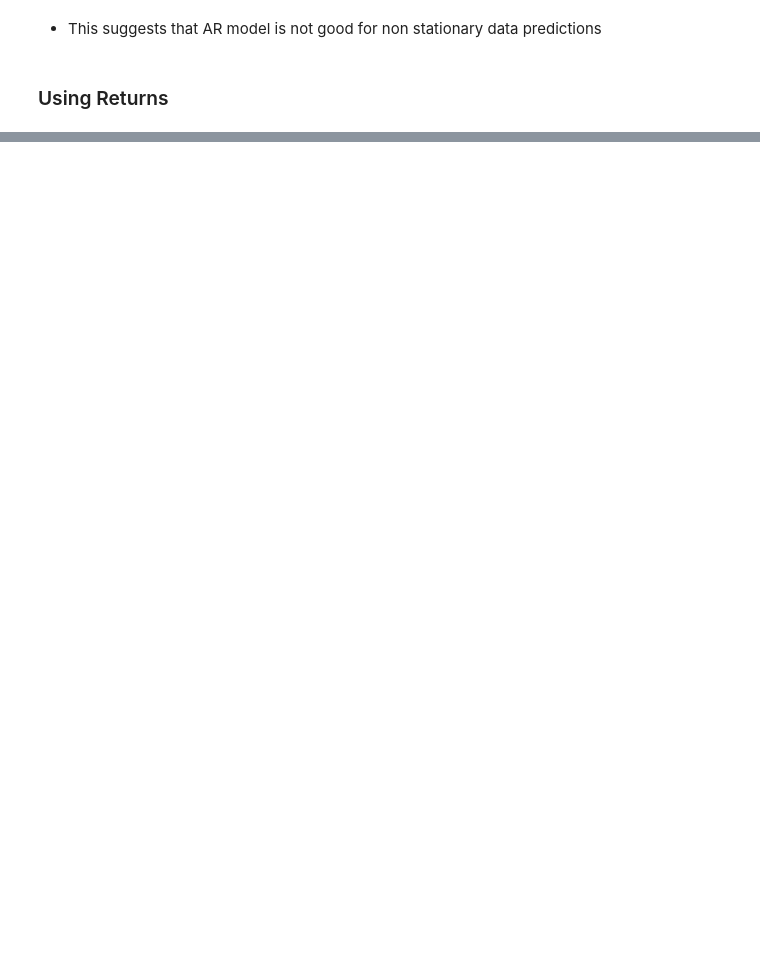
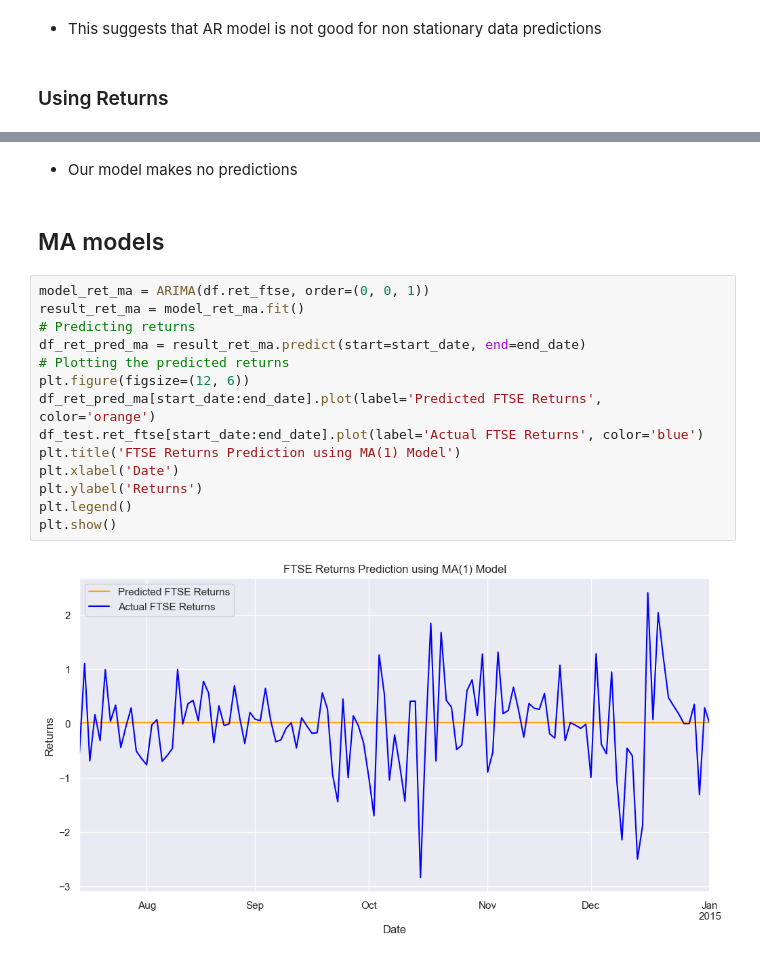
Before and after one commit to niranjan-kamal/time_series_models, a Jupyter notebook: forcasting_TS_Models.ipynb, the cells around one changed output, grey strips where cells are left out. Cells and saved outputs as stored; diff of their text form; blank space fills up the shorter version.

```diff
--- a/forcasting_TS_Models.ipynb
+++ b/forcasting_TS_Models.ipynb
@@ -105,0 +124,20 @@ plt.show()
+# %% [markdown]
+* Our model makes no predictions
+# %% [markdown]
+## MA models
+# %%
+model_ret_ma = ARIMA(df.ret_ftse, order=(0, 0, 1))
+result_ret_ma = model_ret_ma.fit()
+# Predicting returns
+df_ret_pred_ma = result_ret_ma.predict(start=start_date, end=end_date)
+# Plotting the predicted returns
+plt.figure(figsize=(12, 6))
+df_ret_pred_ma[start_date:end_date].plot(label='Predicted FTSE Returns', color='orange')
+df_test.ret_ftse[start_date:end_date].plot(label='Actual FTSE Returns', color='blue')
+plt.title('FTSE Returns Prediction using MA(1) Model')
+plt.xlabel('Date')
+plt.ylabel('Returns')
+plt.legend()
+plt.show()
+# %% [output]
+[figure, added]
```
Also changed, not shown: parts of 26 cells of this notebook, 2 other files.
